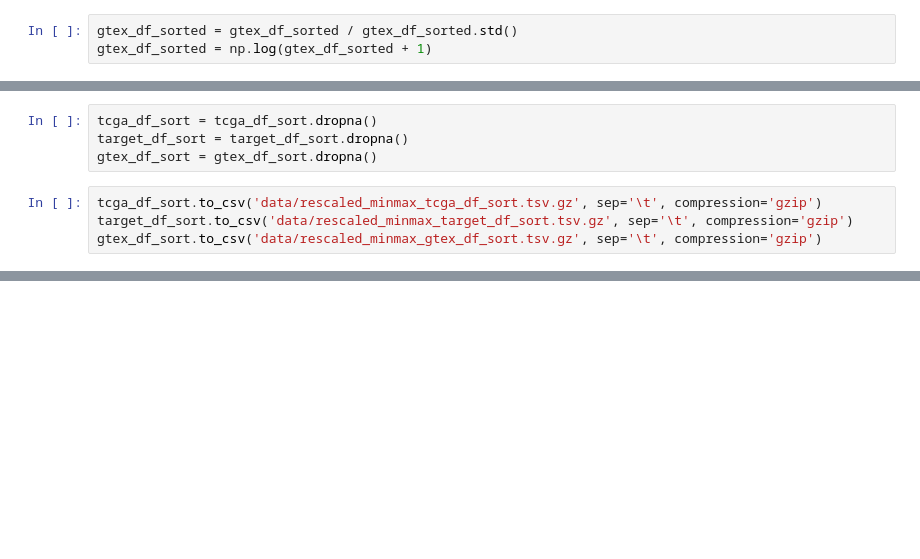
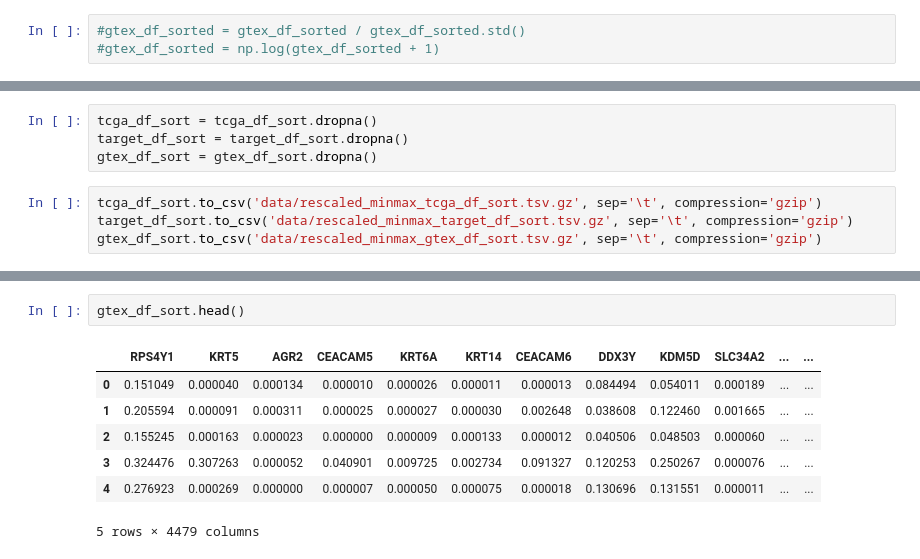
Before and after one commit to aschoudry/VAE_prject, a Jupyter notebook: data_preprocessing.ipynb, the cells around one changed output, grey strips where cells are left out. Cells and saved outputs as stored; diff of their text form; blank space fills up the shorter version.

```diff
--- a/data_preprocessing.ipynb
+++ b/data_preprocessing.ipynb
@@ -89,6 +83,6 @@ target_df_sorted = np.log(target_df_sorted + 1)
 # %%
-gtex_df_sorted = gtex_df_sorted / gtex_df_sorted.std()
-gtex_df_sorted = np.log(gtex_df_sorted + 1)
+#gtex_df_sorted = gtex_df_sorted / gtex_df_sorted.std()
+#gtex_df_sorted = np.log(gtex_df_sorted + 1)
 # %%
 # Scale RNAseq data using z-scores
 tcga_df_sort = preprocessing.MinMaxScaler().fit_transform(tcga_df_sorted)
@@ -152,0 +134,10 @@ tcga_df_sort
+# %%
+gtex_df_sort.head()
+# %% [output]
+|  | RPS4Y1 | KRT5 | AGR2 | CEACAM5 | KRT6A | KRT14 | CEACAM6 | DDX3Y | KDM5D | SLC34A2 | ... | ... |
+| 0 | 0.151049 | 0.000040 | 0.000134 | 0.000010 | 0.000026 | 0.000011 | 0.000013 | 0.084494 | 0.054011 | 0.000189 | ... | ... |
+| 1 | 0.205594 | 0.000091 | 0.000311 | 0.000025 | 0.000027 | 0.000030 | 0.002648 | 0.038608 | 0.122460 | 0.001665 | ... | ... |
+| 2 | 0.155245 | 0.000163 | 0.000023 | 0.000000 | 0.000009 | 0.000133 | 0.000012 | 0.040506 | 0.048503 | 0.000060 | ... | ... |
+| 3 | 0.324476 | 0.307263 | 0.000052 | 0.040901 | 0.009725 | 0.002734 | 0.091327 | 0.120253 | 0.250267 | 0.000076 | ... | ... |
+| 4 | 0.276923 | 0.000269 | 0.000000 | 0.000007 | 0.000050 | 0.000075 | 0.000018 | 0.130696 | 0.131551 | 0.000011 | ... | ... |
+5 rows × 4479 columns
```
Also changed, not shown: parts of 16 cells of this notebook, 4 other files.
